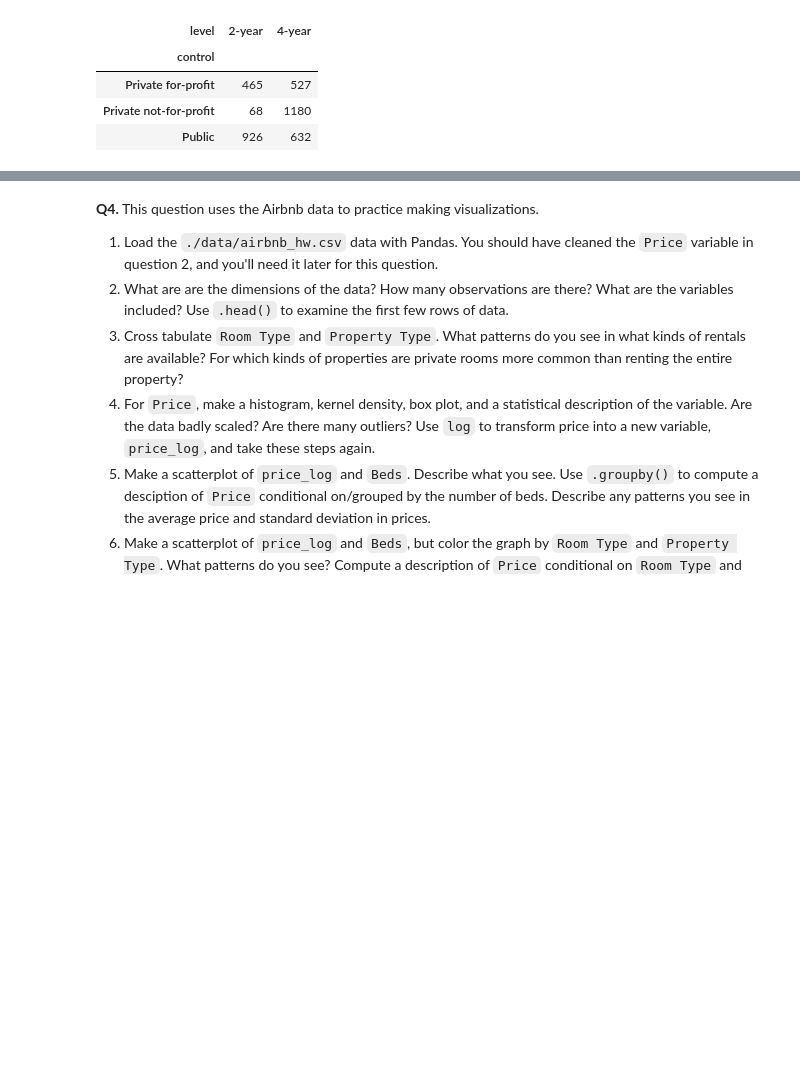
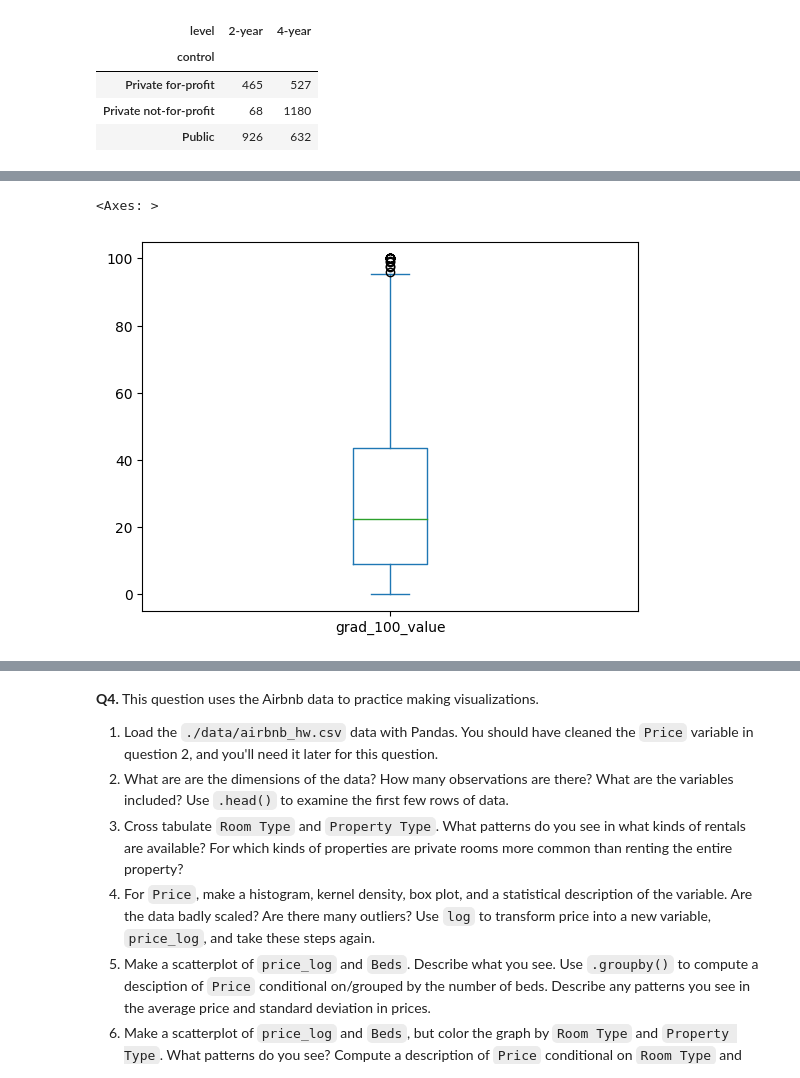
Before and after one commit to BAltenburger/assignment2, a Jupyter notebook: assignment2.ipynb, the cells around one changed output, grey strips where cells are left out. Drawn from its saved outputs; the diff is of its cells as text; code cells hidden in the pictures; blank space fills up the shorter version.

```diff
--- a/assignment2.ipynb
+++ b/assignment2.ipynb
@@ -194,0 +221,5 @@ pd.crosstab(df['control'], df['level'])
+# %%
+df['grad_100_value'].plot.box()
+# %% [output]
+<Axes: >
+[figure, added]
```
Also changed, not shown: parts of 20 cells of this notebook.
